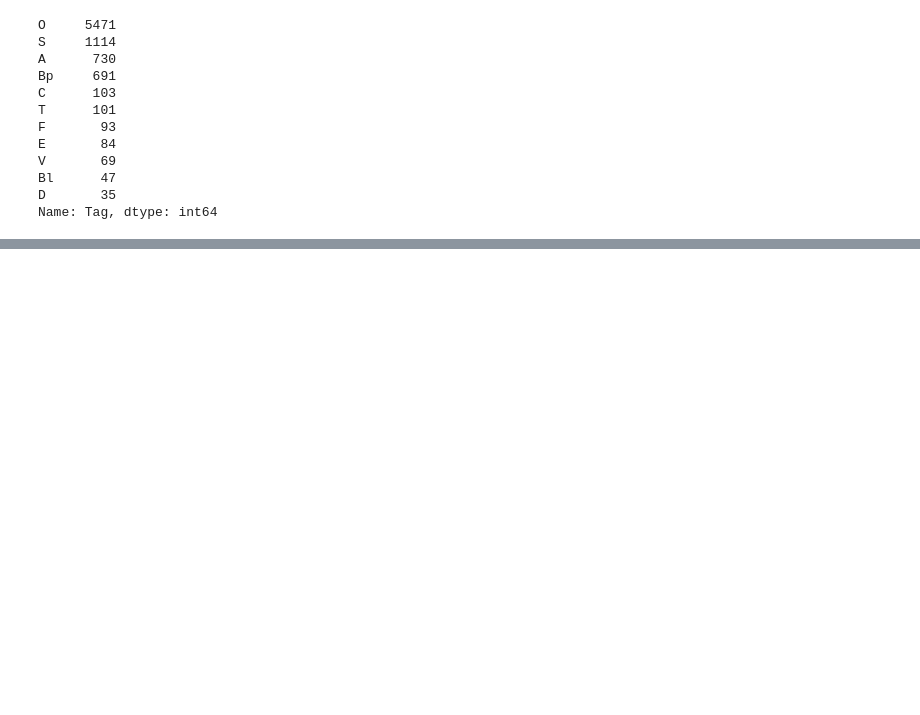
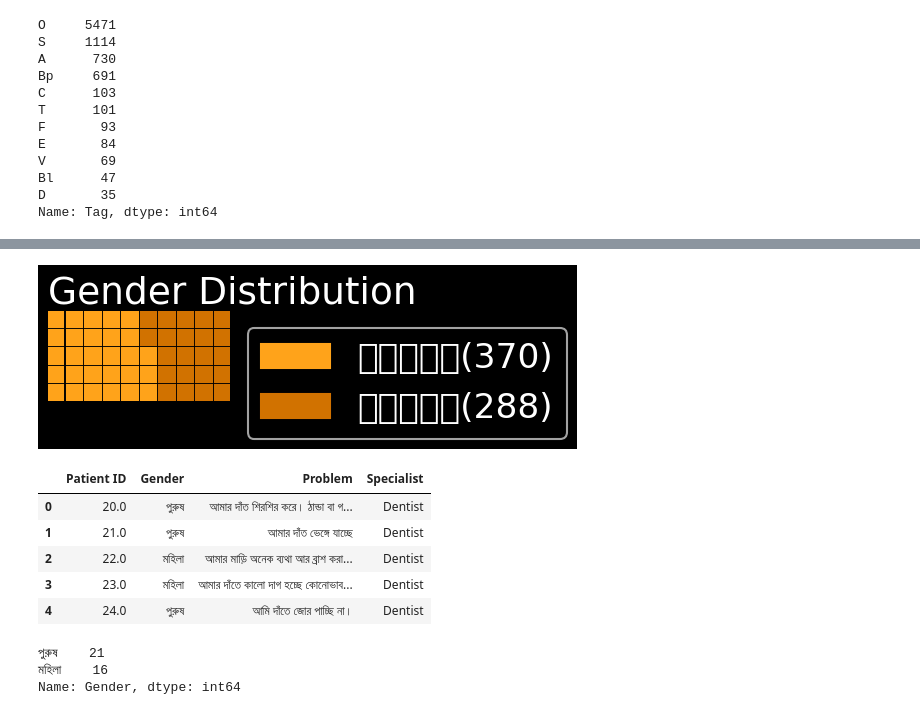
Before and after one commit to benvictoria17/DataAnalytics, a Jupyter notebook: Bengali Medical Data.ipynb, the cells around one changed output, grey strips where cells are left out. Drawn from its saved outputs; the diff is of its cells as text; code cells hidden in the pictures; blank space fills up the shorter version.

```diff
--- a/Bengali Medical Data.ipynb
+++ b/Bengali Medical Data.ipynb
@@ -122,0 +127,34 @@ df1["Tag"].value_counts().plot.barh(color='red', title='Tags',);
+# %%
+from pywaffle import Waffle
+import random
+gender = df["Gender"].value_counts()
+
+plt.figure(
+    FigureClass=Waffle,
+    rows=5,
+    columns=10,
+    values=gender,
+    title={'label': 'Gender Distribution', 'loc': 'left'},
+    labels=["{}({})".format(a, b) for a, b in zip(gender.index, gender) ],
+    legend={'loc': 'upper left', 'bbox_to_anchor': (1, 1)},
+    dpi=100,
+    colors = ["#ffa31a", "#D17200"]
+)
+plt.show()
+
+den = df[(df['Specialist']=='Dentist')].reset_index(drop=True)
+den.head()
+# %% [output]
+[figure, added]
+|  | Patient ID | Gender | Problem | Specialist |
+| 0 | 20.0 | পুরুষ | আমার দাঁত শিরশির করে। ঠান্ডা বা গ... | Dentist |
+| 1 | 21.0 | পুরুষ | আমার দাঁত ভেঙ্গে যাচ্ছে | Dentist |
+| 2 | 22.0 | মহিলা | আমার মাড়ি অনেক ব্যথা আর ব্রাশ করা... | Dentist |
+| 3 | 23.0 | মহিলা | আমার দাঁতে কালো দাগ হচ্ছে কোনোভাব... | Dentist |
+| 4 | 24.0 | পুরুষ | আমি দাঁতে জোর পাচ্ছি না। | Dentist |
+# %%
+den["Gender"].value_counts()
+# %% [output]
+পুরুষ    21
+মহিলা    16
+Name: Gender, dtype: int64
```
Also changed, not shown: parts of 6 cells of this notebook.
